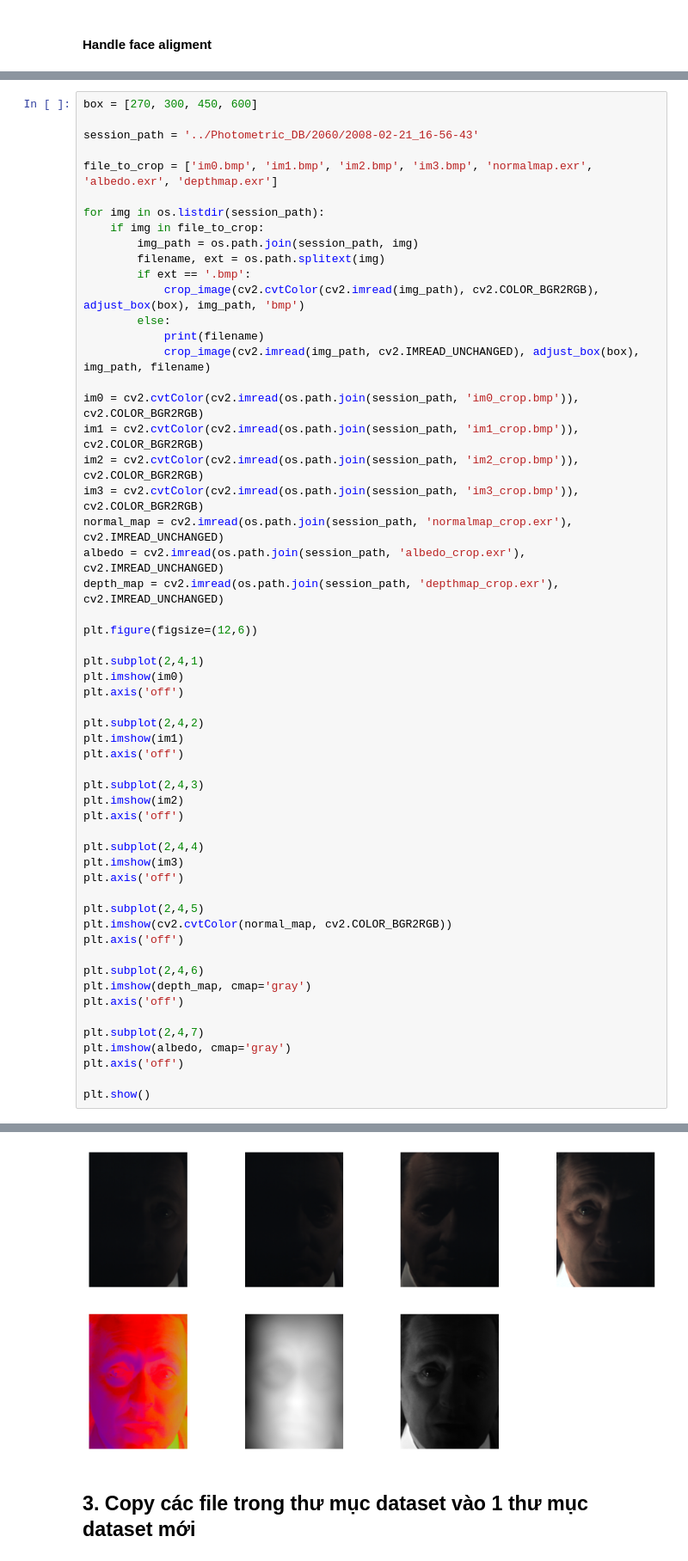
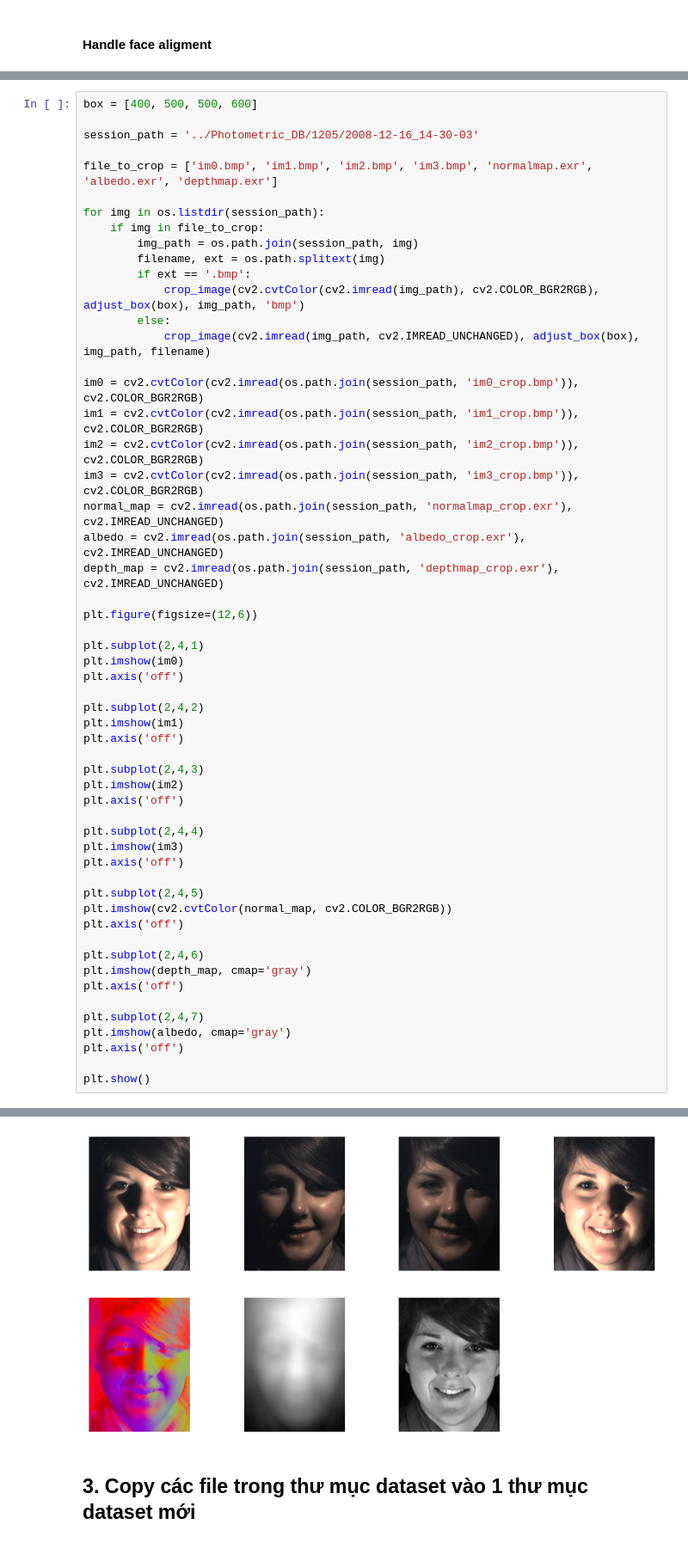
Before and after one commit to nkt780426/Bachelor-s-Project, a Jupyter notebook: preprocess/preprocess.ipynb, the cells around one changed output, grey strips where cells are left out. Shown at 86% size. Drawn from its saved outputs; the diff is of its cells as text.

```diff
--- a/preprocess/preprocess.ipynb
+++ b/preprocess/preprocess.ipynb
@@ -889,7 +1012,7 @@ plt.axis('off')
 # %%
-box = [270, 300, 450, 600]
+box = [400, 500, 500, 600]
 
-session_path = '../Photometric_DB/2060/2008-02-21_16-56-43'
+session_path = '../Photometric_DB/1205/2008-12-16_14-30-03'
 
 file_to_crop = ['im0.bmp', 'im1.bmp', 'im2.bmp', 'im3.bmp', 'normalmap.exr', 'albedo.exr', 'depthmap.exr']
 
@@ -900,7 +1023,6 @@ for img in os.listdir(session_path):
         if ext == '.bmp':
             crop_image(cv2.cvtColor(cv2.imread(img_path), cv2.COLOR_BGR2RGB), adjust_box(box), img_path, 'bmp')
         else:
-            print(filename)
             crop_image(cv2.imread(img_path, cv2.IMREAD_UNCHANGED), adjust_box(box), img_path, filename)
 
 im0 = cv2.cvtColor(cv2.imread(os.path.join(session_path, 'im0_crop.bmp')), cv2.COLOR_BGR2RGB)
@@ -950,4 +1069,4 @@ depthmap
-[figure, old version]
+[figure, new version]
 # %% [markdown]
 ## 3. Copy các file trong thư mục dataset vào 1 thư mục dataset mới
 # %%
```
Also changed, not shown: parts of 19 cells of this notebook, 17 other files.
